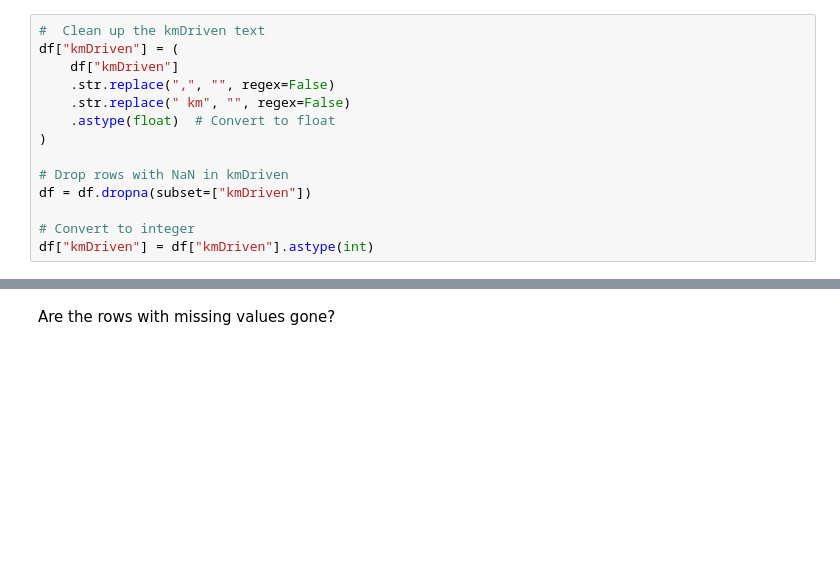
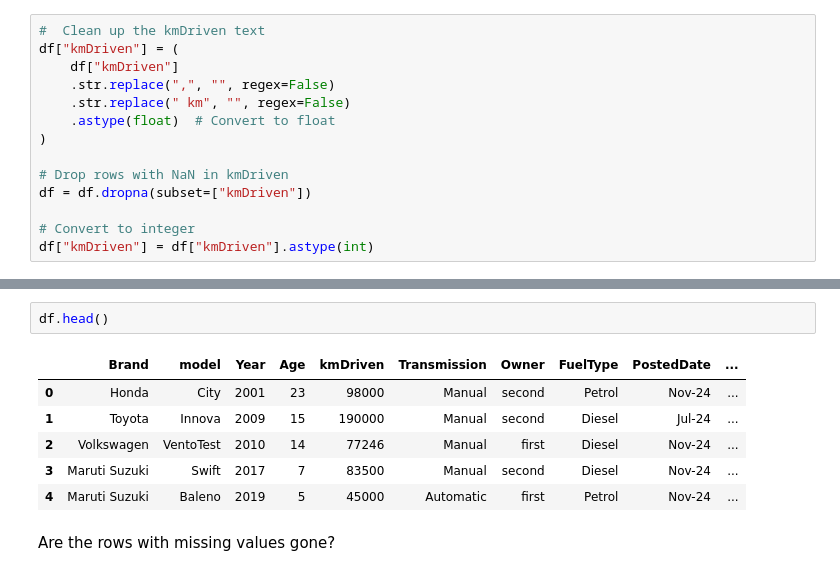
Before and after one commit to johnpospisil/used-car-values-in-india, a Jupyter notebook: used-car-values-in-india.ipynb, the cells around one changed output, grey strips where cells are left out. Saved outputs shown, nothing was run; the diff lists cells and outputs as text; blank space fills up the shorter version.

```diff
--- a/used-car-values-in-india.ipynb
+++ b/used-car-values-in-india.ipynb
@@ -124,3 +137,12 @@ df["kmDriven"] = df["kmDriven"].astype(int)
+# %%
+df.head()
+# %% [output]
+|  | Brand | model | Year | Age | kmDriven | Transmission | Owner | FuelType | PostedDate | ... |
+| 0 | Honda | City | 2001 | 23 | 98000 | Manual | second | Petrol | Nov-24 | ... |
+| 1 | Toyota | Innova | 2009 | 15 | 190000 | Manual | second | Diesel | Jul-24 | ... |
+| 2 | Volkswagen | VentoTest | 2010 | 14 | 77246 | Manual | first | Diesel | Nov-24 | ... |
+| 3 | Maruti Suzuki | Swift | 2017 | 7 | 83500 | Manual | second | Diesel | Nov-24 | ... |
+| 4 | Maruti Suzuki | Baleno | 2019 | 5 | 45000 | Automatic | first | Petrol | Nov-24 | ... |
 # %% [markdown]
 Are the rows with missing values gone?
 # %%
```
Also changed, not shown: parts of 17 cells of this notebook.
